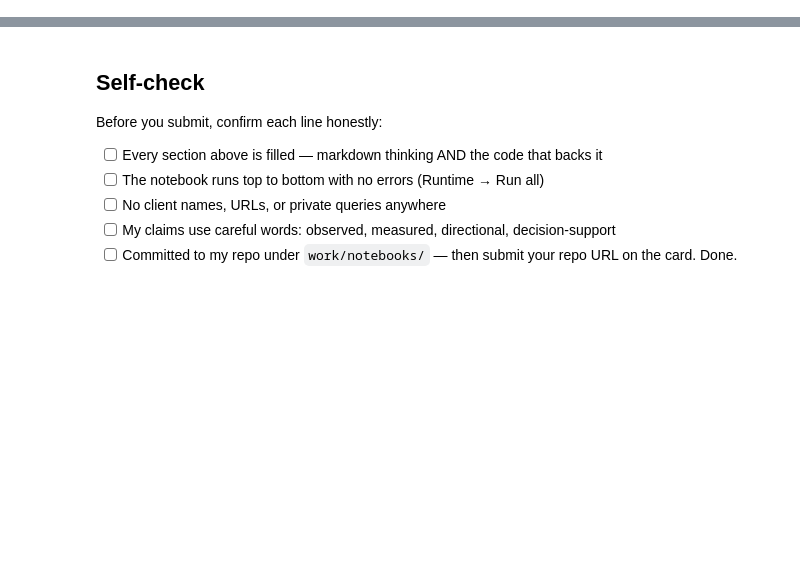
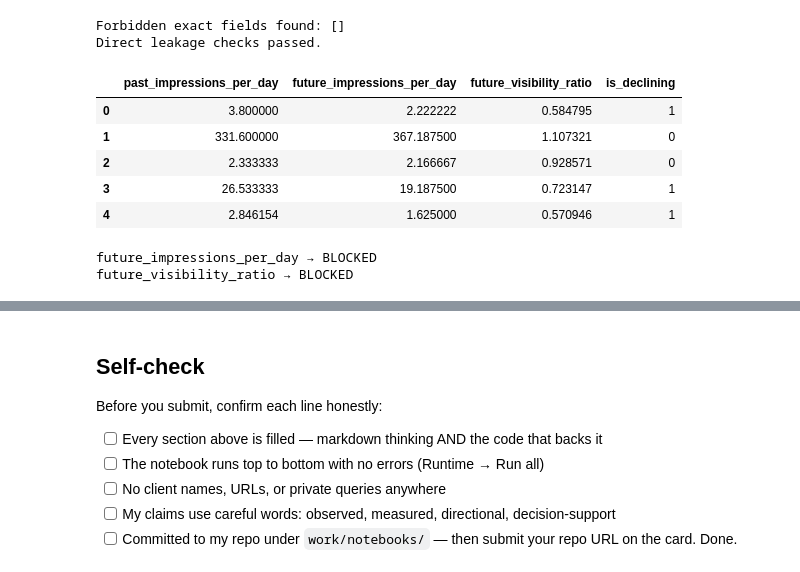
Before and after one commit to exoxeph/flyrank-ml-internship, a Jupyter notebook: work/notebooks/w03_feature_leakage_check.ipynb, the cells around one changed output, grey strips where cells are left out. Saved outputs shown, nothing was run; the diff lists cells and outputs as text; code cells hidden in the pictures; blank space fills up the shorter version.

```diff
--- a/work/notebooks/w03_feature_leakage_check.ipynb
+++ b/work/notebooks/w03_feature_leakage_check.ipynb
@@ -36,0 +504,27 @@ This skeleton is yours to fill. Work the sections **in order** — each one has
+# %%
+forbidden_exact = {
+    "is_declining",
+    "client_hash_id",
+    "content_hash_id",
+    "future_impressions_per_day",
+}
+
+present_forbidden = forbidden_exact.intersection(X.columns)
+
+print(
+    "Forbidden exact fields found:",
+    sorted(present_forbidden)
+)
+
+assert "is_declining" not in X.columns
+assert "client_hash_id" not in X.columns
+assert "content_hash_id" not in X.columns
+assert not any(
+    "future" in col.lower()
+    for col in X.columns
+)
+
+print("Direct leakage checks passed.")
+# %% [output]
+Forbidden exact fields found: []
+Direct leakage checks passed.
@@ -36,0 +557,47 @@ This skeleton is yours to fill. Work the sections **in order** — each one has
+# %%
+leak_demo = raw_model_df.merge(
+    future_check,
+    on=[
+        "client_hash_id",
+        "content_hash_id",
+    ],
+    how="left",
+    validate="one_to_one",
+)
+
+leak_demo["future_visibility_ratio"] = (
+    leak_demo["future_impressions_per_day"]
+    / leak_demo["past_impressions_per_day"]
+)
+
+leak_demo[
+    [
+        "past_impressions_per_day",
+        "future_impressions_per_day",
+        "future_visibility_ratio",
+        "is_declining",
+    ]
+].head()
+# %% [output]
+|  | past_impressions_per_day | future_impressions_per_day | future_visibility_ratio | is_declining |
+| 0 | 3.800000 | 2.222222 | 0.584795 | 1 |
+| 1 | 331.600000 | 367.187500 | 1.107321 | 0 |
+| 2 | 2.333333 | 2.166667 | 0.928571 | 0 |
+| 3 | 26.533333 | 19.187500 | 0.723147 | 1 |
+| 4 | 2.846154 | 1.625000 | 0.570946 | 1 |
+# %%
+leaked_columns = [
+    "future_impressions_per_day",
+    "future_visibility_ratio",
+]
+
+for col in leaked_columns:
+    print(
+        col,
+        "→ BLOCKED"
+        if "future" in col.lower()
+        else "review"
+    )
+# %% [output]
+future_impressions_per_day → BLOCKED
+future_visibility_ratio → BLOCKED
```
Also changed, not shown: parts of 30 cells of this notebook.
